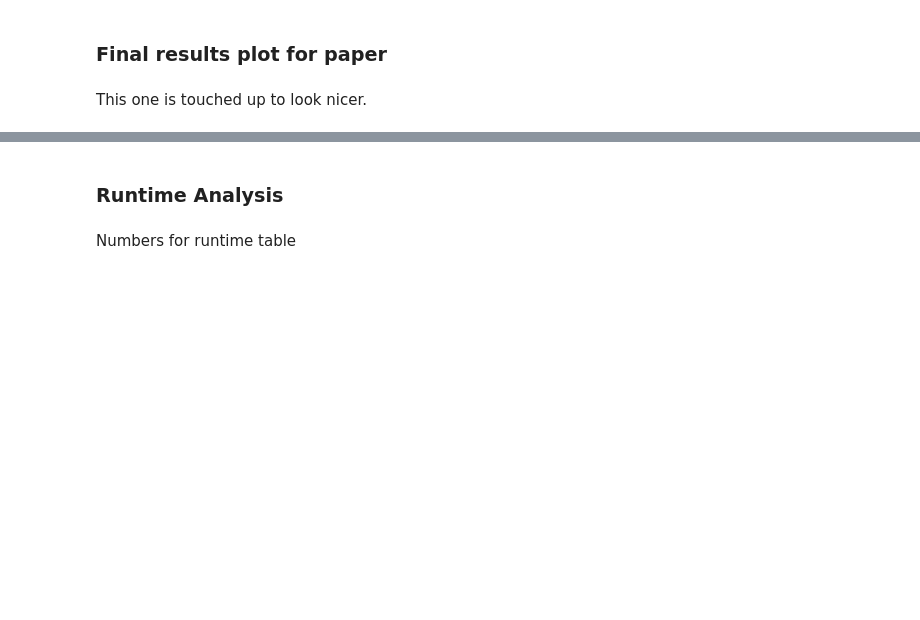
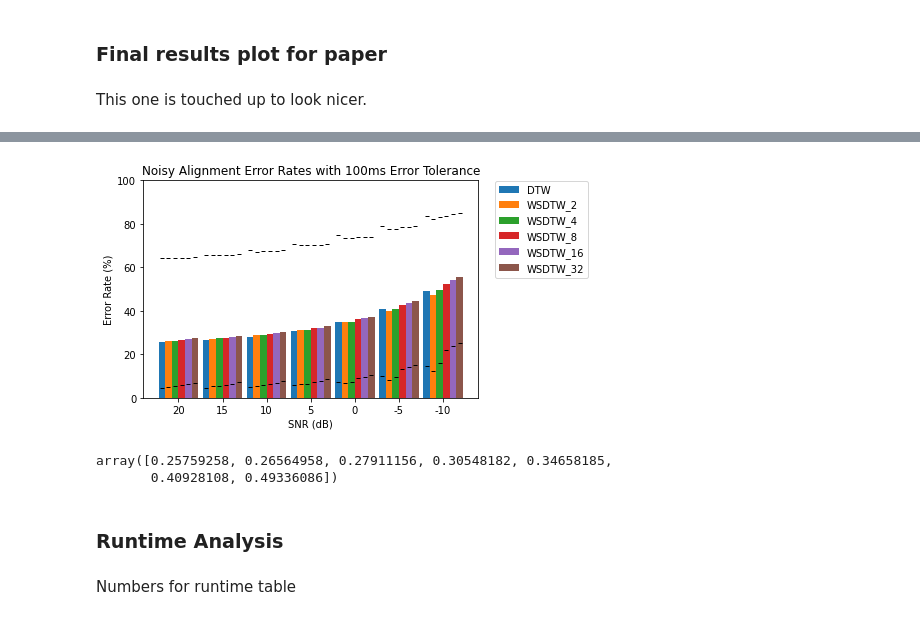
Before and after one commit to HMC-MIR/ParallelizingDTW-CPU_Implementations, a Jupyter notebook: 03_Evaluate.ipynb, the cells around one changed output, grey strips where cells are left out. Saved outputs shown, nothing was run; the diff lists cells and outputs as text; code cells hidden in the pictures; blank space fills up the shorter version.

```diff
--- a/03_Evaluate.ipynb
+++ b/03_Evaluate.ipynb
@@ -101,8 +119,8 @@ def eval_all_dirs(rootdir, querylist, hop_sec, outdir):
         savefile = outdir + '/' + os.path.basename(hypdir) + '.pkl'
         allErrs = eval_dir(hypdir, querylist, hop_sec, savefile = savefile)
 # %%
-EXPERIMENTS_ROOT = 'experiments_train'
+EXPERIMENTS_ROOT = 'experiments_test/clean'
 hop_sec = 512 * 1 / 22050
-outdir = 'evaluations_train'
+outdir = 'evaluations_test/clean'
 eval_all_dirs(EXPERIMENTS_ROOT, query_list, hop_sec, outdir)
 # %% [output]
@@ -247,0 +297,2 @@ plot_grouped_histogram1(errRates[0:6,:], errRates[6:,:], display_names, tols, sa
+# %%
+SNR_Vals = [20, 15, 10, 5, 0, -5, -10]
@@ -247,0 +325,15 @@ plot_grouped_histogram1(errRates[0:6,:], errRates[6:,:], display_names, tols, sa
+# %%
+errRates100 = np.zeros((7, 6)) # Each row is a different SNR, each col is a different system
+errRates20 = np.zeros((7, 6))
+errRates500 = np.zeros((7, 6))
+toPlot = ["DTW", "WSDTW_2", "WSDTW_4", "WSDTW_8", "WSDTW_16", "WSDTW_32"]
+
+for i, SNR in enumerate(SNR_Vals):
+    EVAL_ROOT_DIR = 'evaluations_train/noisy_%sdB' % str(SNR)
+
+    maxTol = 1000 # in msec
+    theseErrRates, _ = calc_error_rates_batch(EVAL_ROOT_DIR, toPlot, maxTol)
+    for j in range(len(toPlot)):
+        errRates100[i, j] = theseErrRates[j, 100]
+        errRates20[i, j] = theseErrRates[j, 20]
+        errRates500[i, j] = theseErrRates[j, 500]
@@ -248,3 +348,33 @@ plot_grouped_histogram1(errRates[0:6,:], errRates[6:,:], display_names, tols, sa
+# %%
+x_coords = []
+y_coords20 = []
+y_coords500 = []
+for i in range(len(toPlot)):
+    width = 0.15
+    plt.bar(np.arange(7)+i * width, errRates100[:,i] * 100, width);
+
+    plt.title("Noisy Alignment Error Rates with 100ms Error Tolerance");
+    plt.legend(toPlot, loc = (1.05,0.55));
+
+    plt.ylim([0,100]);
+    plt.ylabel("Error Rate (%)")
+
+    plt.xlabel("SNR (dB)")
+    plt.xticks(np.arange(7) + 2.5 * width, SNR_Vals);
+
+    x_coords.append(np.arange(7) + i * width)
+    y_coords20.append(errRates20[:,i] * 100)
+    y_coords500.append(errRates500[:,i] * 100)
+
+plt.plot(x_coords, y_coords20, 'k_', markersize=4);
+plt.plot(x_coords, y_coords500, 'k_', markersize=4);
+# %% [output]
+[figure, added]
+# %%
+errRates100[:,0]
+# %% [output]
+array([0.25759258, 0.26564958, 0.27911156, 0.30548182, 0.34658185,
+       0.40928108, 0.49336086])
 # %% [markdown]
 ### Runtime Analysis
 # %%
```
Also changed, not shown: parts of 28 cells of this notebook, 1 other file.
